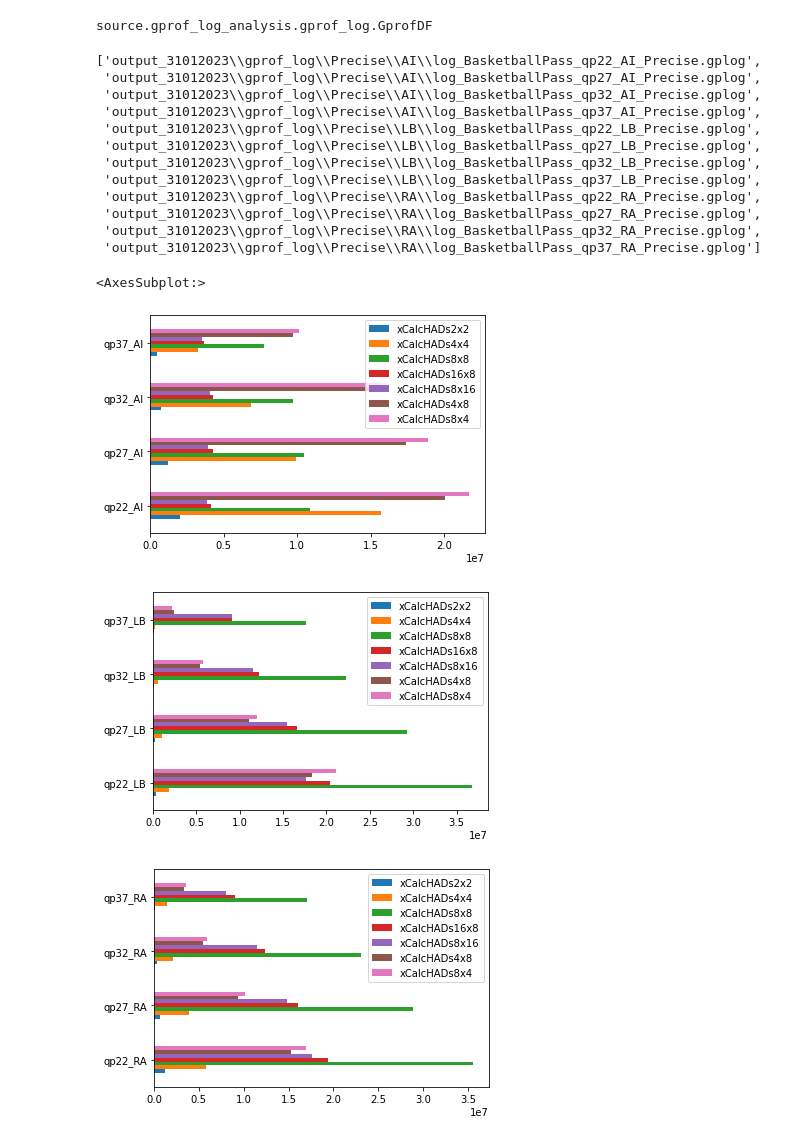
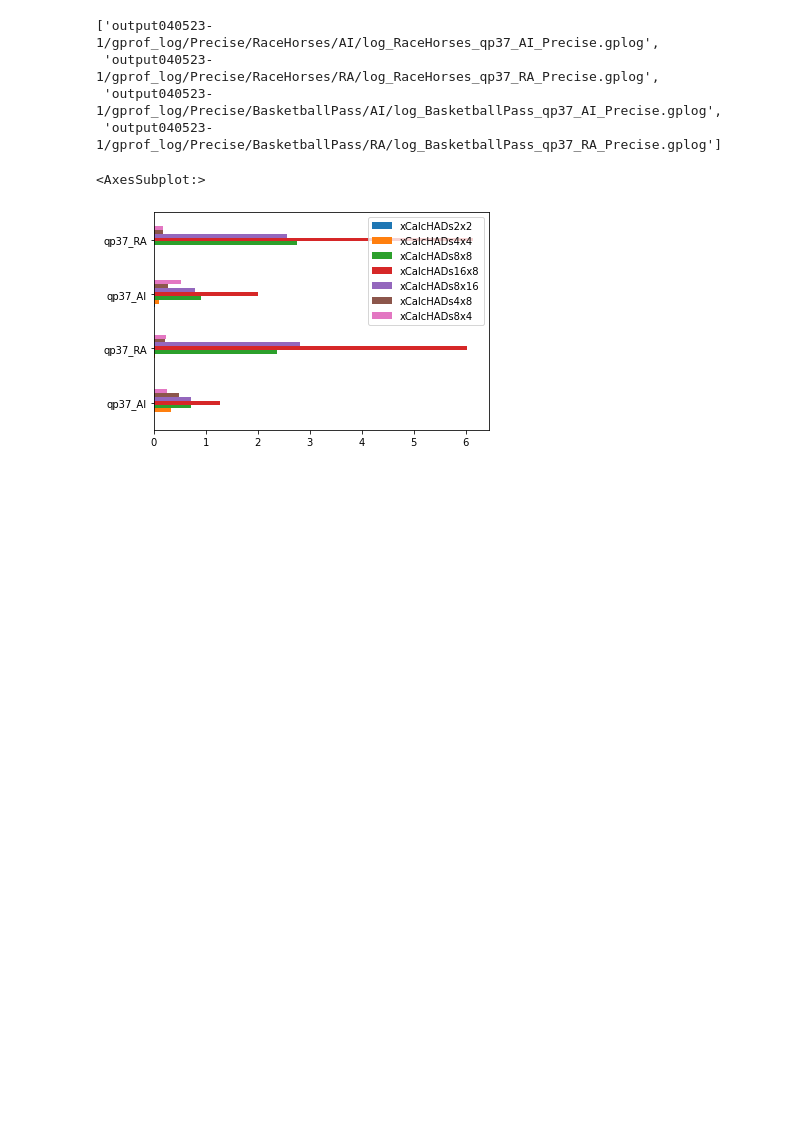
Before and after one commit to luiseduardomendes/VVC_research, a Jupyter notebook: gprof_log_example.ipynb, the cells around one changed output. Cells and saved outputs as stored; diff of their text form; code cells hidden in the pictures; blank space fills up the shorter version.

```diff
--- a/gprof_log_example.ipynb
+++ b/gprof_log_example.ipynb
@@ -4,29 +4,19 @@ import re
 
 ptrn = re.compile(r'log_(.+).gplog$')
 file = '/home/luismendes/Desktop/VVCresearch/output_01/gprof_log/precise/AI/log_BasketballPass_qp22_AI_precise.gplog'
-dt = gl.GprofDF().read_file(file)
+#dt = gl.GprofDF().read_file(file)
-# %% [output]
-source.gprof_log_analysis.gprof_log.GprofDF
 # %%
 logs = ['/home/luismendes/Desktop/VVCresearch/output_01/gprof_log/precise/AI/log_BasketballPass_qp22_AI_precise.gplog']
 # %%
 from pathlib import Path
-dir_path = 'output_31012023'
+dir_path = 'output040523-1/'
 logs = [str(f) for f in Path(dir_path).rglob('*.gplog')]
 logs
 # %% [output]
-['output_31012023\\gprof_log\\Precise\\AI\\log_BasketballPass_qp22_AI_Precise.gplog',
- 'output_31012023\\gprof_log\\Precise\\AI\\log_BasketballPass_qp27_AI_Precise.gplog',
- 'output_31012023\\gprof_log\\Precise\\AI\\log_BasketballPass_qp32_AI_Precise.gplog',
- 'output_31012023\\gprof_log\\Precise\\AI\\log_BasketballPass_qp37_AI_Precise.gplog',
- 'output_31012023\\gprof_log\\Precise\\LB\\log_BasketballPass_qp22_LB_Precise.gplog',
- 'output_31012023\\gprof_log\\Precise\\LB\\log_BasketballPass_qp27_LB_Precise.gplog',
- 'output_31012023\\gprof_log\\Precise\\LB\\log_BasketballPass_qp32_LB_Precise.gplog',
- 'output_31012023\\gprof_log\\Precise\\LB\\log_BasketballPass_qp37_LB_Precise.gplog',
- 'output_31012023\\gprof_log\\Precise\\RA\\log_BasketballPass_qp22_RA_Precise.gplog',
- 'output_31012023\\gprof_log\\Precise\\RA\\log_BasketballPass_qp27_RA_Precise.gplog',
- 'output_31012023\\gprof_log\\Precise\\RA\\log_BasketballPass_qp32_RA_Precise.gplog',
- 'output_31012023\\gprof_log\\Precise\\RA\\log_BasketballPass_qp37_RA_Precise.gplog']
+['output040523-1/gprof_log/Precise/RaceHorses/AI/log_RaceHorses_qp37_AI_Precise.gplog',
+ 'output040523-1/gprof_log/Precise/RaceHorses/RA/log_RaceHorses_qp37_RA_Precise.gplog',
+ 'output040523-1/gprof_log/Precise/BasketballPass/AI/log_BasketballPass_qp37_AI_Precise.gplog',
+ 'output040523-1/gprof_log/Precise/BasketballPass/RA/log_BasketballPass_qp37_RA_Precise.gplog']
 # %%
 
 f_list = [
@@ -50,7 +40,7 @@ for log in logs:
     for f in f_list:
         indexOf = log_data[log_data['name'] == f].index.values
         if len(indexOf) != 0:
-            data[f].append(log_data['calls'][indexOf[0]])
+            data[f].append(log_data['time'][indexOf[0]])
         else:
             data[f].append(0.0)
 import pandas as pd
@@ -60,15 +50,14 @@ index = index.apply(lambda n : re.findall(r'(qp\d{2}_\w{2})_.+\.gplog$', n)[0])
 # %%
 
 data = pd.DataFrame(data, index=index)
 import matplotlib.pyplot as plt
-data.iloc[:4].plot.barh()
-data.iloc[4:8].plot.barh()
-data.iloc[8:12].plot.barh()
+#data.iloc[:4].plot.barh()
+#data.iloc[4:8].plot.barh()
+#data.iloc[8:12].plot.barh()
+data.plot.barh()
 # %% [output]
 <AxesSubplot:>
-[figure, old version]
+[figure, new version]
-[figure, removed]
-[figure, removed]
 # %%
 
 mean = data.loc[:,'xCalcHADs2x2':]
```
Also changed, not shown: parts of 2 cells of this notebook, 5 other files.
